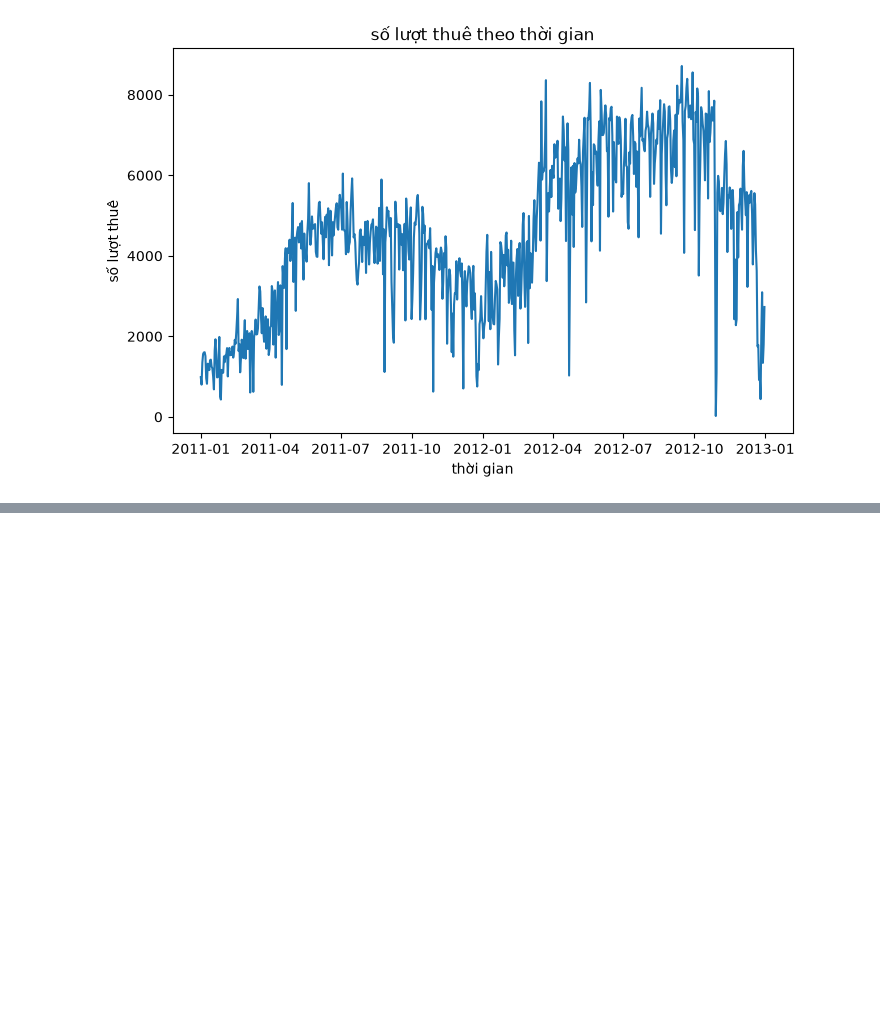
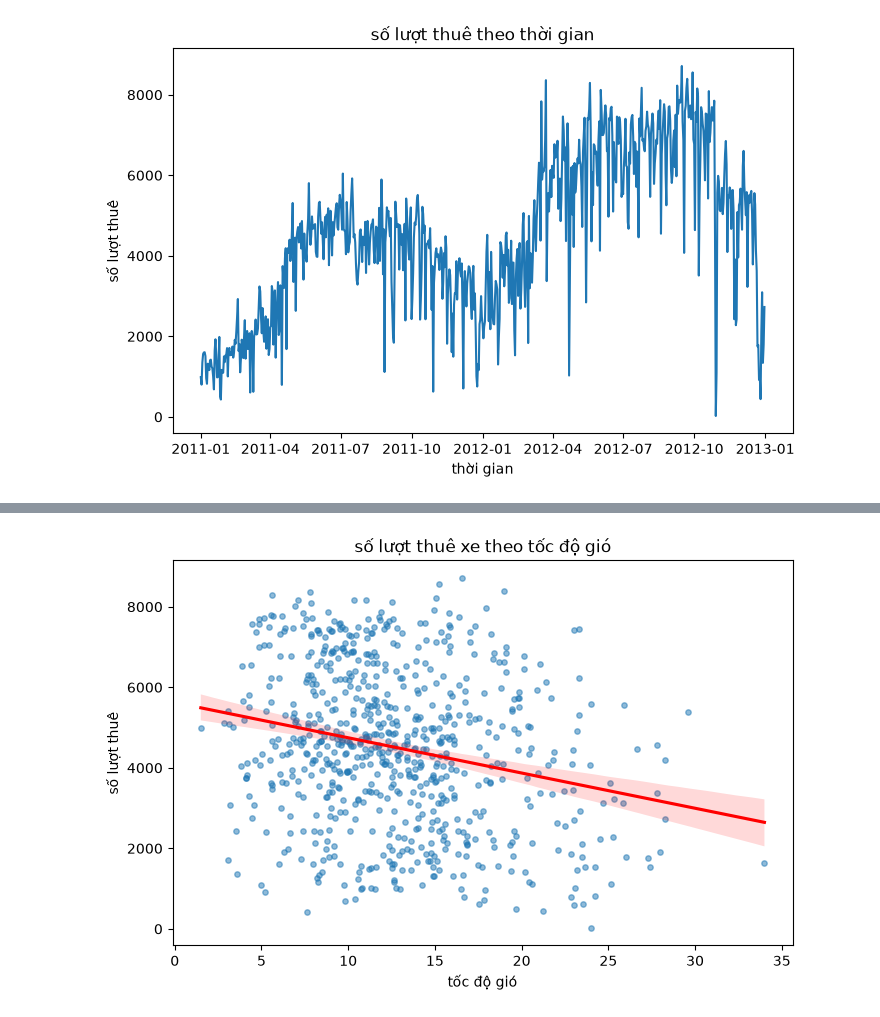
Before and after one commit to putindao/bike_sharing_forecast, a Jupyter notebook: notebook/EDA.ipynb, the cells around one changed output, grey strips where cells are left out. Saved outputs shown, nothing was run; the diff lists cells and outputs as text; code cells hidden in the pictures; blank space fills up the shorter version.

```diff
--- a/notebook/EDA.ipynb
+++ b/notebook/EDA.ipynb
@@ -235,0 +254,11 @@ plt.show()
+# %%
+quang = daydf.copy()
+quang['windspeed'] = quang['windspeed'] * 67
+plt.figure(figsize=(8,5))
+sns.regplot(data = quang, x = 'windspeed', y = 'cnt', scatter_kws={"s": 15, "alpha": 0.5}, line_kws={"color": "red"})
+plt.title("số lượt thuê xe theo tốc độ gió")
+plt.xlabel("tốc độ gió")
+plt.ylabel("số lượt thuê")
+plt.show()
+# %% [output]
+[figure, added]
```
Also changed, not shown: parts of 26 cells of this notebook.
